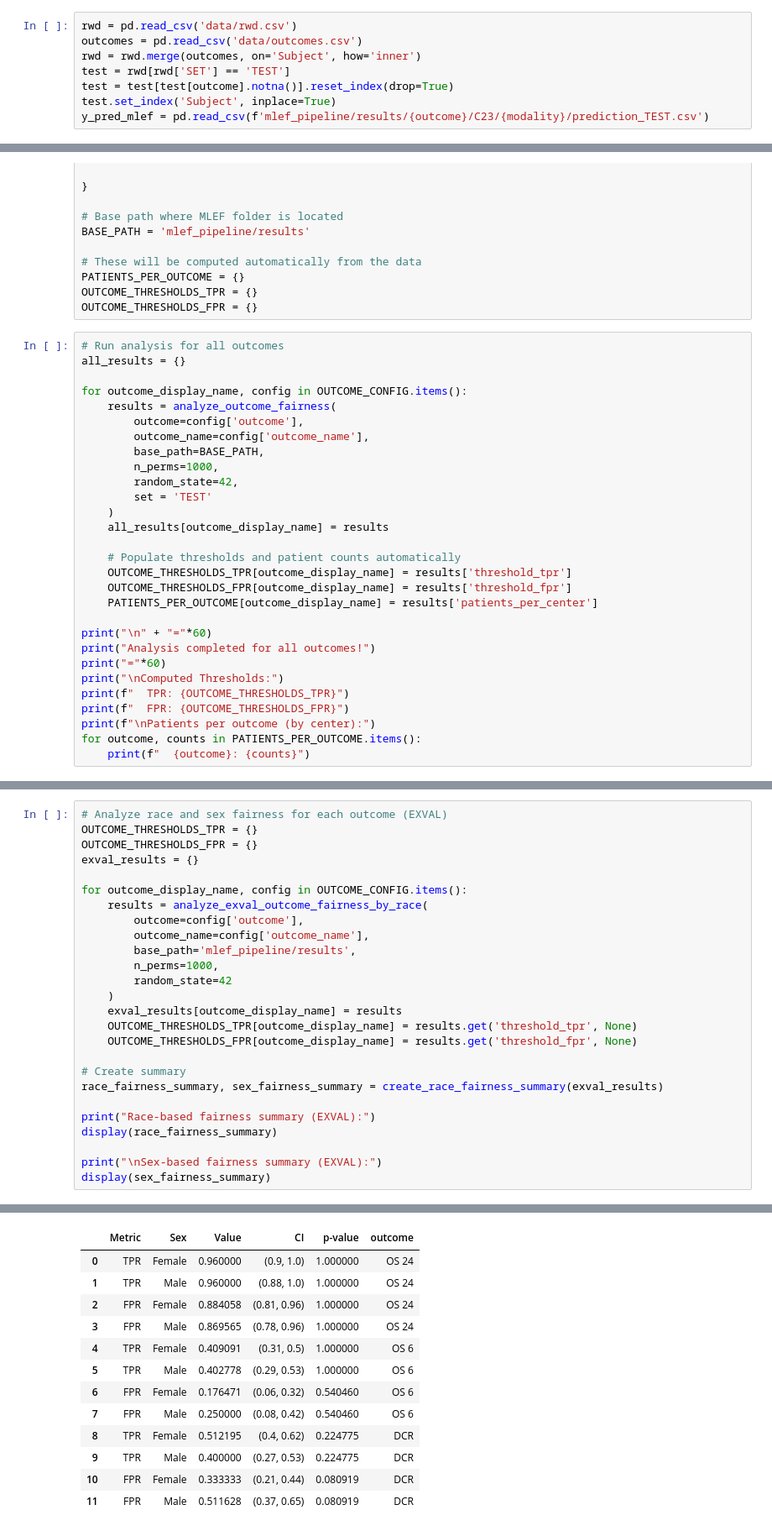
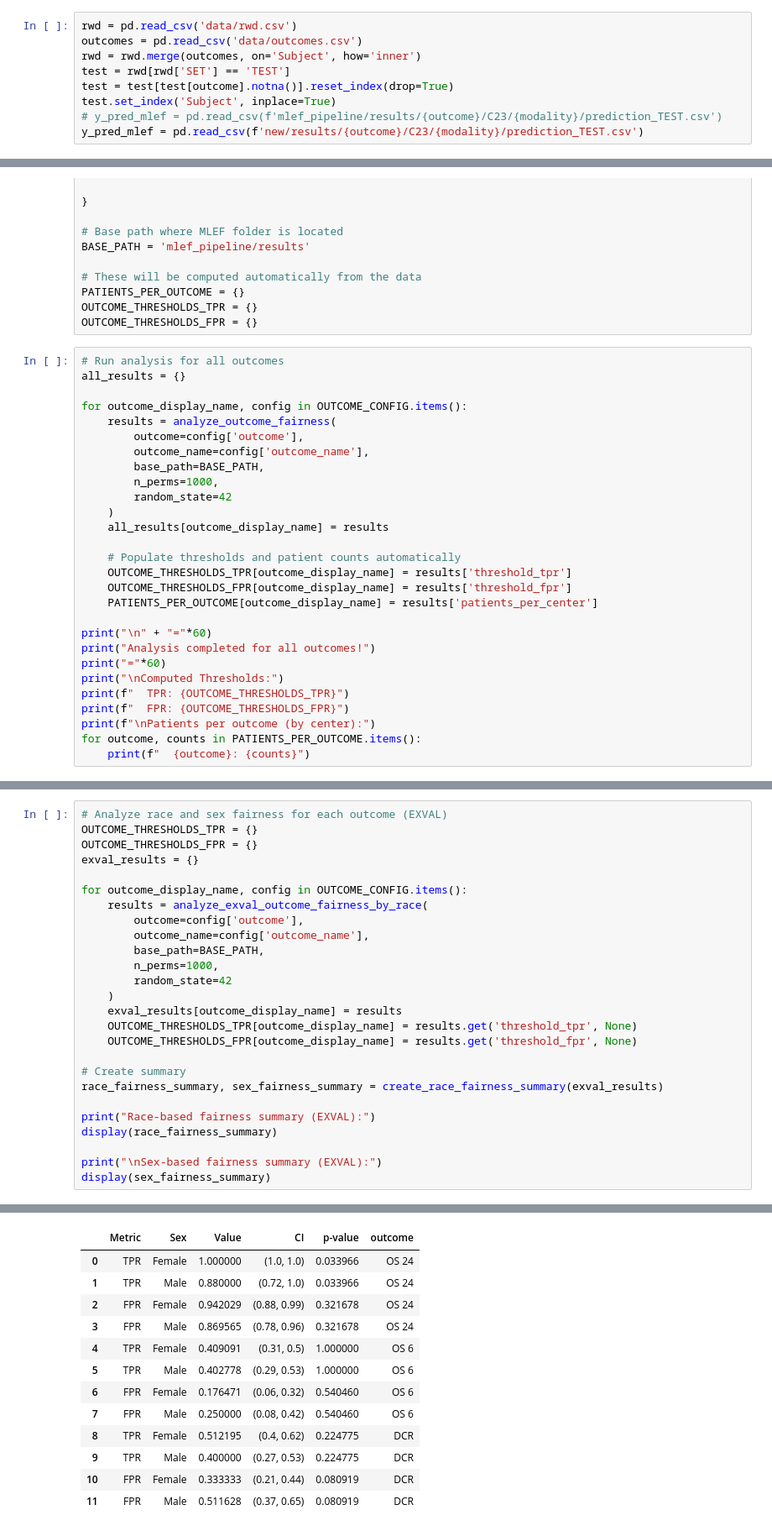
Before and after one commit to CostanzaSiniscalchi/I3LUNG_PDSS, a Jupyter notebook: graphs_classification.ipynb, the cells around one changed output, grey strips where cells are left out. Shown at 84% size. Drawn from its saved outputs; the diff is of its cells as text.

```diff
--- a/graphs_classification.ipynb
+++ b/graphs_classification.ipynb
@@ -118,7 +110,8 @@ rwd = rwd.merge(outcomes, on='Subject', how='inner')
 test = rwd[rwd['SET'] == 'TEST']
 test = test[test[outcome].notna()].reset_index(drop=True)
 test.set_index('Subject', inplace=True)
-y_pred_mlef = pd.read_csv(f'mlef_pipeline/results/{outcome}/C23/{modality}/prediction_TEST.csv')
+# y_pred_mlef = pd.read_csv(f'mlef_pipeline/results/{outcome}/C23/{modality}/prediction_TEST.csv')
+y_pred_mlef = pd.read_csv(f'new/results/{outcome}/C23/{modality}/prediction_TEST.csv')
 # %%
 if outcome == 'OS_24':
     bio_pdl1 = 'BIO_PDL1_50'
@@ -645,8 +632,7 @@ for outcome_display_name, config in OUTCOME_CONFIG.items():
         outcome_name=config['outcome_name'],
         base_path=BASE_PATH,
         n_perms=1000,
-        random_state=42,
-        set = 'TEST'
+        random_state=42
     )
     all_results[outcome_display_name] = results
 
@@ -802,7 +784,7 @@ for outcome_display_name, config in OUTCOME_CONFIG.items():
     results = analyze_exval_outcome_fairness_by_race(
         outcome=config['outcome'],
         outcome_name=config['outcome_name'],
-        base_path='mlef_pipeline/results',
+        base_path=BASE_PATH,
         n_perms=1000,
         random_state=42
     )
@@ -844,17 +826,17 @@ Race-based fairness summary (EXVAL):
 | 4 | TPR | WHITE | 0.435294 | (0.33, 0.54) | 0.426573 | OS 6 |
 | 5 | TPR | BLACK OR AFRICAN AMERICAN | 0.377778 | (0.28, 0.47) | 0.426573 | OS 6 |
 | 6 | FPR | WHITE | 0.240000 | (0.08, 0.4) | 1.000000 | OS 6 |
 | 7 | FPR | BLACK OR AFRICAN AMERICAN | 0.214286 | (0.07, 0.36) | 1.000000 | OS 6 |
 | 8 | TPR | WHITE | 0.434783 | (0.32, 0.55) | 0.591409 | DCR |
 | 9 | TPR | BLACK OR AFRICAN AMERICAN | 0.492308 | (0.37, 0.6) | 0.591409 | DCR |
 | 10 | FPR | WHITE | 0.409091 | (0.27, 0.55) | 1.000000 | DCR |
 | 11 | FPR | BLACK OR AFRICAN AMERICAN | 0.400000 | (0.28, 0.52) | 1.000000 | DCR |
 Sex-based fairness summary (EXVAL):
 |  | Metric | Sex | Value | CI | p-value | outcome |
-| 0 | TPR | Female | 0.960000 | (0.9, 1.0) | 1.000000 | OS 24 |
-| 1 | TPR | Male | 0.960000 | (0.88, 1.0) | 1.000000 | OS 24 |
-| 2 | FPR | Female | 0.884058 | (0.81, 0.96) | 1.000000 | OS 24 |
-| 3 | FPR | Male | 0.869565 | (0.78, 0.96) | 1.000000 | OS 24 |
+| 0 | TPR | Female | 1.000000 | (1.0, 1.0) | 0.033966 | OS 24 |
+| 1 | TPR | Male | 0.880000 | (0.72, 1.0) | 0.033966 | OS 24 |
+| 2 | FPR | Female | 0.942029 | (0.88, 0.99) | 0.321678 | OS 24 |
+| 3 | FPR | Male | 0.869565 | (0.78, 0.96) | 0.321678 | OS 24 |
 | 4 | TPR | Female | 0.409091 | (0.31, 0.5) | 1.000000 | OS 6 |
 | 5 | TPR | Male | 0.402778 | (0.29, 0.53) | 1.000000 | OS 6 |
 | 6 | FPR | Female | 0.176471 | (0.06, 0.32) | 0.540460 | OS 6 |
```
Also changed, not shown: parts of 17 cells of this notebook, 1 other file.
